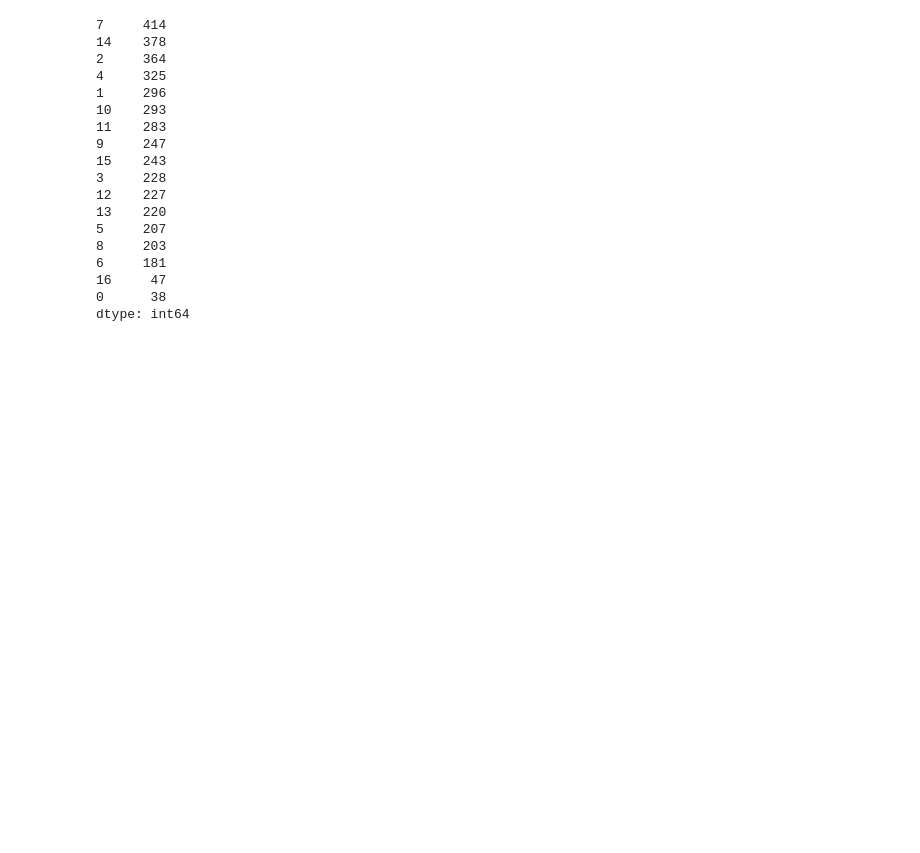
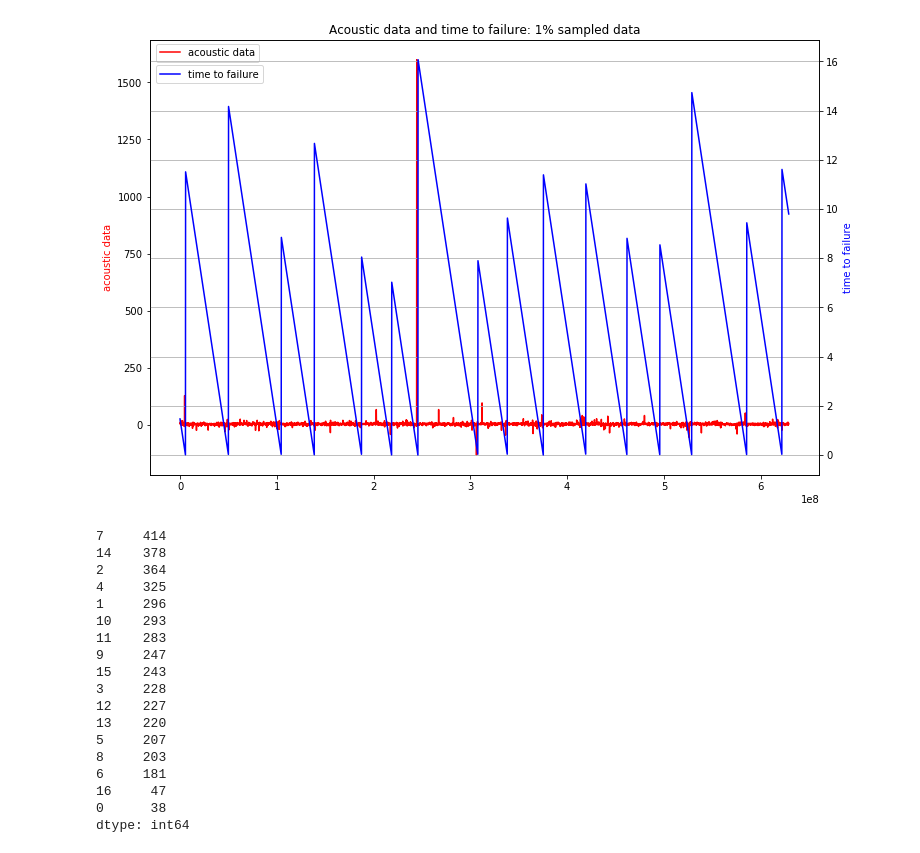
Before and after one commit to JonRao/LANL-Earthquake-Prediction, a Jupyter notebook: eda.ipynb, the cells around one changed output. Cells and saved outputs as stored; diff of their text form; code cells hidden in the pictures; blank space fills up the shorter version.

```diff
--- a/eda.ipynb
+++ b/eda.ipynb
@@ -27,3 +57,13 @@ The autoreload extension is already loaded. To reload it, use:
+# %%
+step = 170_000
+inital = 1000
+train_ad_sample_df = train['acoustic_data'][inital::step]
+train_ttf_sample_df = train['time_to_failure'][inital::step]
+plot_acc_ttf_data(train_ad_sample_df, train_ttf_sample_df)
+del train_ad_sample_df
+del train_ttf_sample_df
+# %% [output]
+[figure, added]
 # %%
 a = pickle.load(open('./data/earthquake_id.p', 'rb'))
 # %%
```
Also changed, not shown: parts of 5 cells of this notebook, 6 other files.
